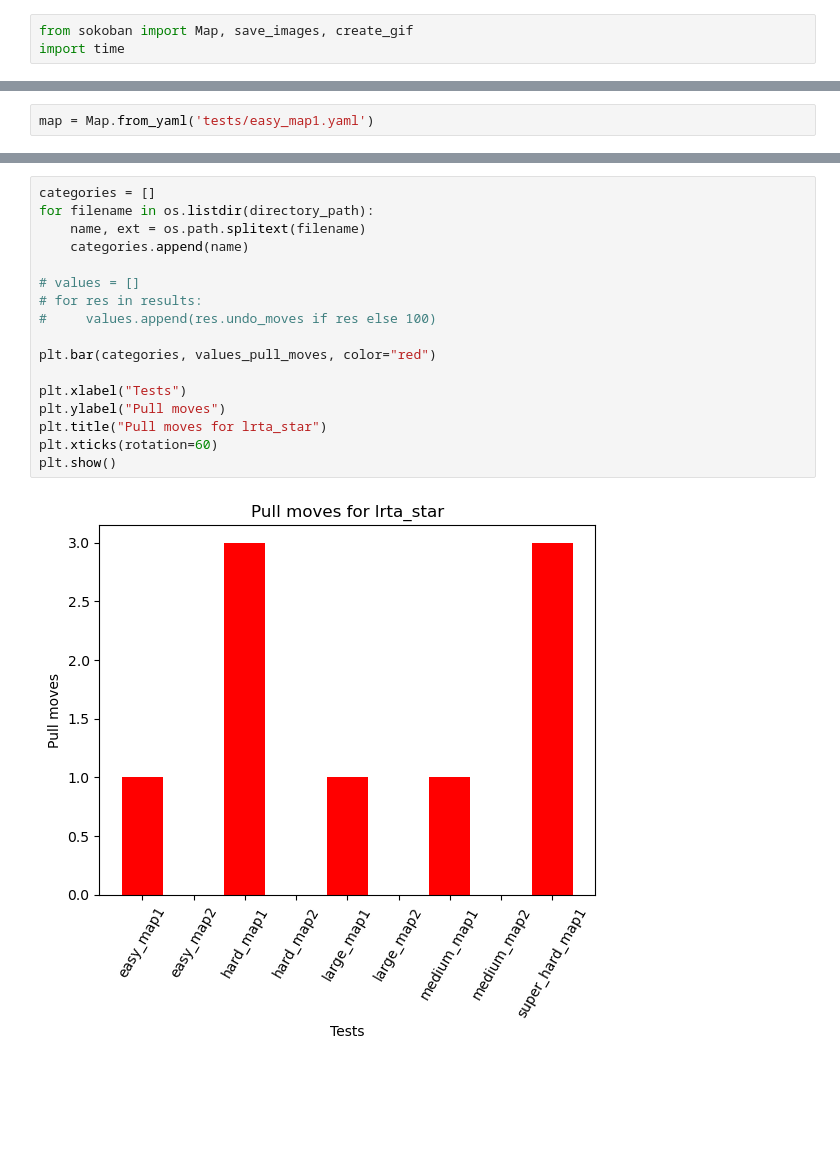
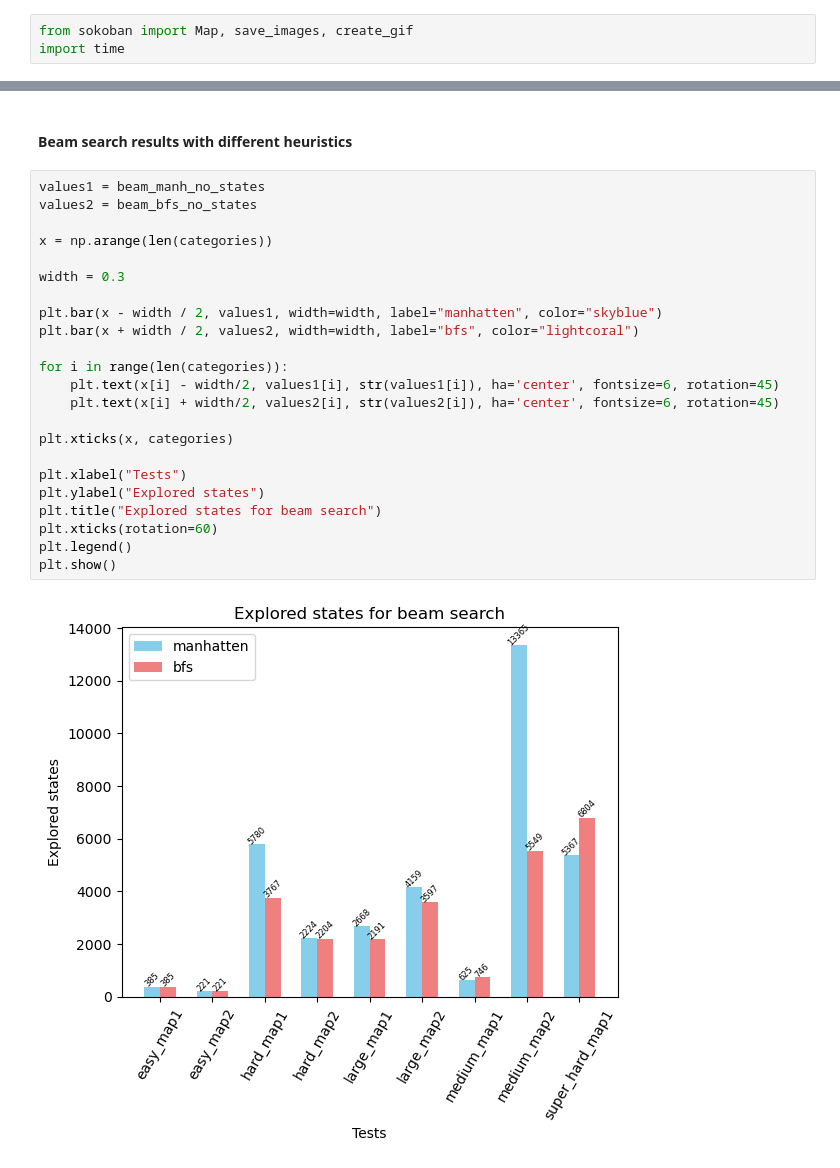
Before and after one commit to marinaoprea/IA_Tema1, a Jupyter notebook: main.ipynb, the cells around one changed output, grey strips where cells are left out. Cells and saved outputs as stored; diff of their text form; blank space fills up the shorter version.

Commit message:
cleaned up code; corrected count of pull moves for lrta; made graphics for each method and its heuristics; no graphics for execution time

```diff
--- a/main.ipynb
+++ b/main.ipynb
@@ -33,2 +14,0 @@ assert str(map_from_init) == str(map_from_str), "String conversion Failed"
-# %%
-map = Map.from_yaml('tests/easy_map1.yaml')
@@ -195,19 +223,27 @@ plt.show()
-# %%
-categories = []
-for filename in os.listdir(directory_path):
-    name, ext = os.path.splitext(filename)
-    categories.append(name)
-
-# values = []
-# for res in results:
-#     values.append(res.undo_moves if res else 100)
-
-plt.bar(categories, values_pull_moves, color="red")
-
-plt.xlabel("Tests")
-plt.ylabel("Pull moves")
-plt.title("Pull moves for lrta_star")
-plt.xticks(rotation=60)
-plt.show()
-# %% [output]
-[figure, removed]
+# %% [markdown]
+#### Beam search results with different heuristics
+# %%
+values1 = beam_manh_no_states
+values2 = beam_bfs_no_states
+
+x = np.arange(len(categories))
+
+width = 0.3
+
+plt.bar(x - width / 2, values1, width=width, label="manhatten", color="skyblue")
+plt.bar(x + width / 2, values2, width=width, label="bfs", color="lightcoral")
+
+for i in range(len(categories)):
+    plt.text(x[i] - width/2, values1[i], str(values1[i]), ha='center', fontsize=6, rotation=45)
+    plt.text(x[i] + width/2, values2[i], str(values2[i]), ha='center', fontsize=6, rotation=45)
+
+plt.xticks(x, categories)
+
+plt.xlabel("Tests")
+plt.ylabel("Explored states")
+plt.title("Explored states for beam search")
+plt.xticks(rotation=60)
+plt.legend()
+plt.show()
+# %% [output]
+[figure, added]
```
Also changed, not shown: parts of 29 cells of this notebook, 4 other files.
